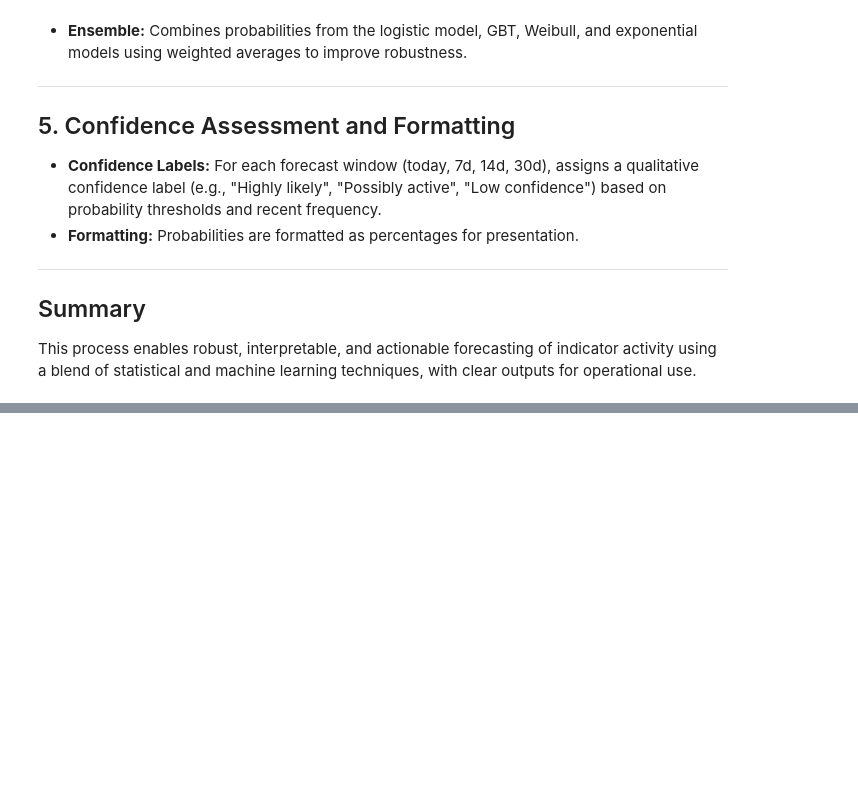
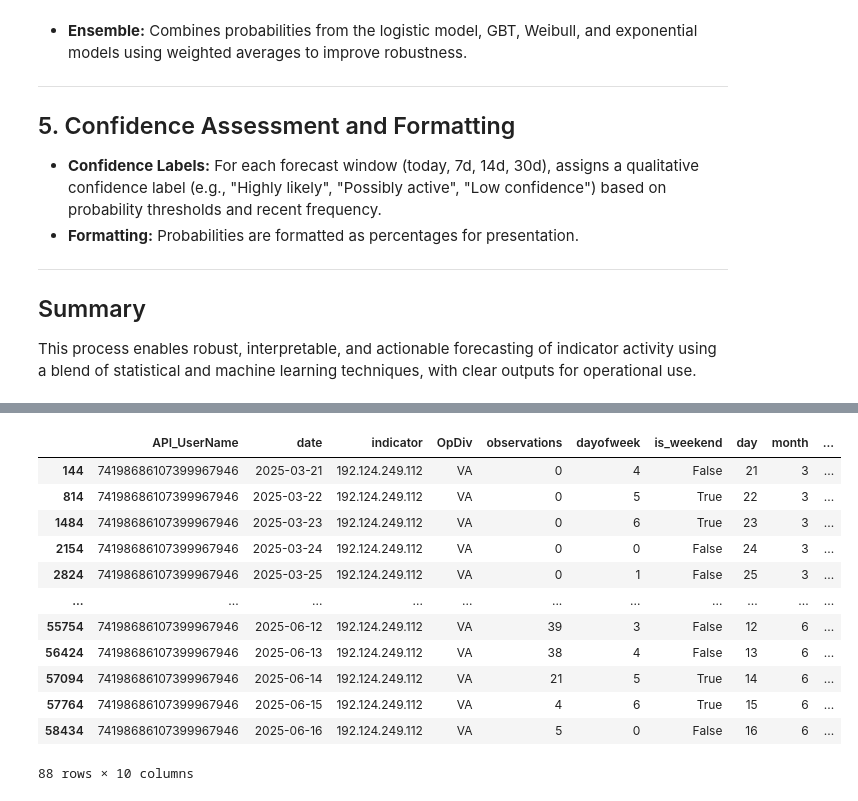
Before and after one commit to jaytlinaskew-OIS/HTOC, a Jupyter notebook: notebooks/observationEventForecasting/NextObservedIndicator.ipynb, the cells around one changed output, grey strips where cells are left out. Cells and saved outputs as stored; diff of their text form; code cells hidden in the pictures; blank space fills up the shorter version.

```diff
--- a/notebooks/observationEventForecasting/NextObservedIndicator.ipynb
+++ b/notebooks/observationEventForecasting/NextObservedIndicator.ipynb
@@ -222,3 +247,20 @@ display(merged)
+# %%
+# Replace 'VA' with the correct OpDiv if needed
+opdiv_merged['VA'][opdiv_merged['VA']['indicator'] == '192.124.249.112']
+# %% [output]
+|  | API_UserName | date | indicator | OpDiv | observations | dayofweek | is_weekend | day | month | ... |
+| 144 | 74198686107399967946 | 2025-03-21 | 192.124.249.112 | VA | 0 | 4 | False | 21 | 3 | ... |
+| 814 | 74198686107399967946 | 2025-03-22 | 192.124.249.112 | VA | 0 | 5 | True | 22 | 3 | ... |
+| 1484 | 74198686107399967946 | 2025-03-23 | 192.124.249.112 | VA | 0 | 6 | True | 23 | 3 | ... |
+| 2154 | 74198686107399967946 | 2025-03-24 | 192.124.249.112 | VA | 0 | 0 | False | 24 | 3 | ... |
+| 2824 | 74198686107399967946 | 2025-03-25 | 192.124.249.112 | VA | 0 | 1 | False | 25 | 3 | ... |
+| ... | ... | ... | ... | ... | ... | ... | ... | ... | ... | ... |
+| 55754 | 74198686107399967946 | 2025-06-12 | 192.124.249.112 | VA | 39 | 3 | False | 12 | 6 | ... |
+| 56424 | 74198686107399967946 | 2025-06-13 | 192.124.249.112 | VA | 38 | 4 | False | 13 | 6 | ... |
+| 57094 | 74198686107399967946 | 2025-06-14 | 192.124.249.112 | VA | 21 | 5 | True | 14 | 6 | ... |
+| 57764 | 74198686107399967946 | 2025-06-15 | 192.124.249.112 | VA | 4 | 6 | True | 15 | 6 | ... |
+| 58434 | 74198686107399967946 | 2025-06-16 | 192.124.249.112 | VA | 5 | 0 | False | 16 | 6 | ... |
+88 rows × 10 columns
 # %%
 
 
```
Also changed, not shown: parts of 10 cells of this notebook, 9 other files.
